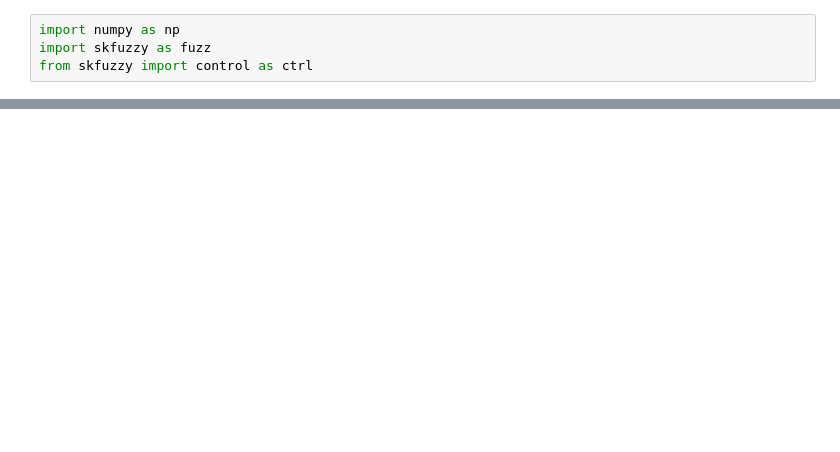
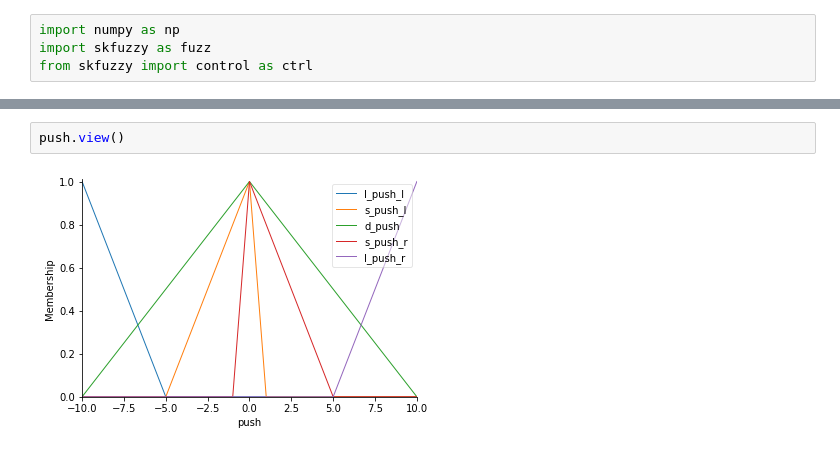
Before and after one commit to parthnvaswani/AI_LABS, a Jupyter notebook: Lab8_14-10-20/Lab8.ipynb, the cells around one changed output, grey strips where cells are left out. Saved outputs shown, nothing was run; the diff lists cells and outputs as text; blank space fills up the shorter version.

```diff
--- a/Lab8_14-10-20/Lab8.ipynb
+++ b/Lab8_14-10-20/Lab8.ipynb
@@ -28,0 +32,4 @@ None
+# %%
+push.view()
+# %% [output]
+[figure, added]
```
Also changed, not shown: parts of 8 cells of this notebook.
